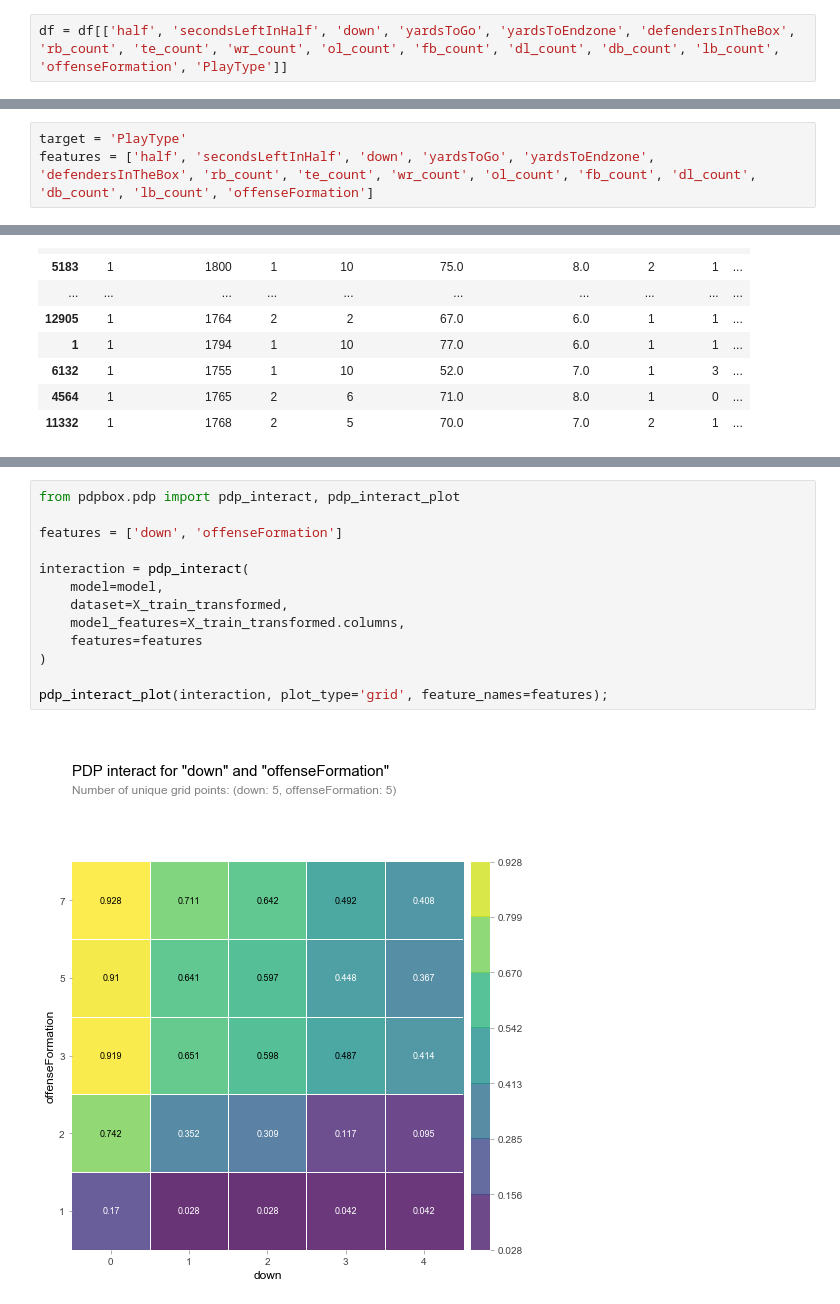
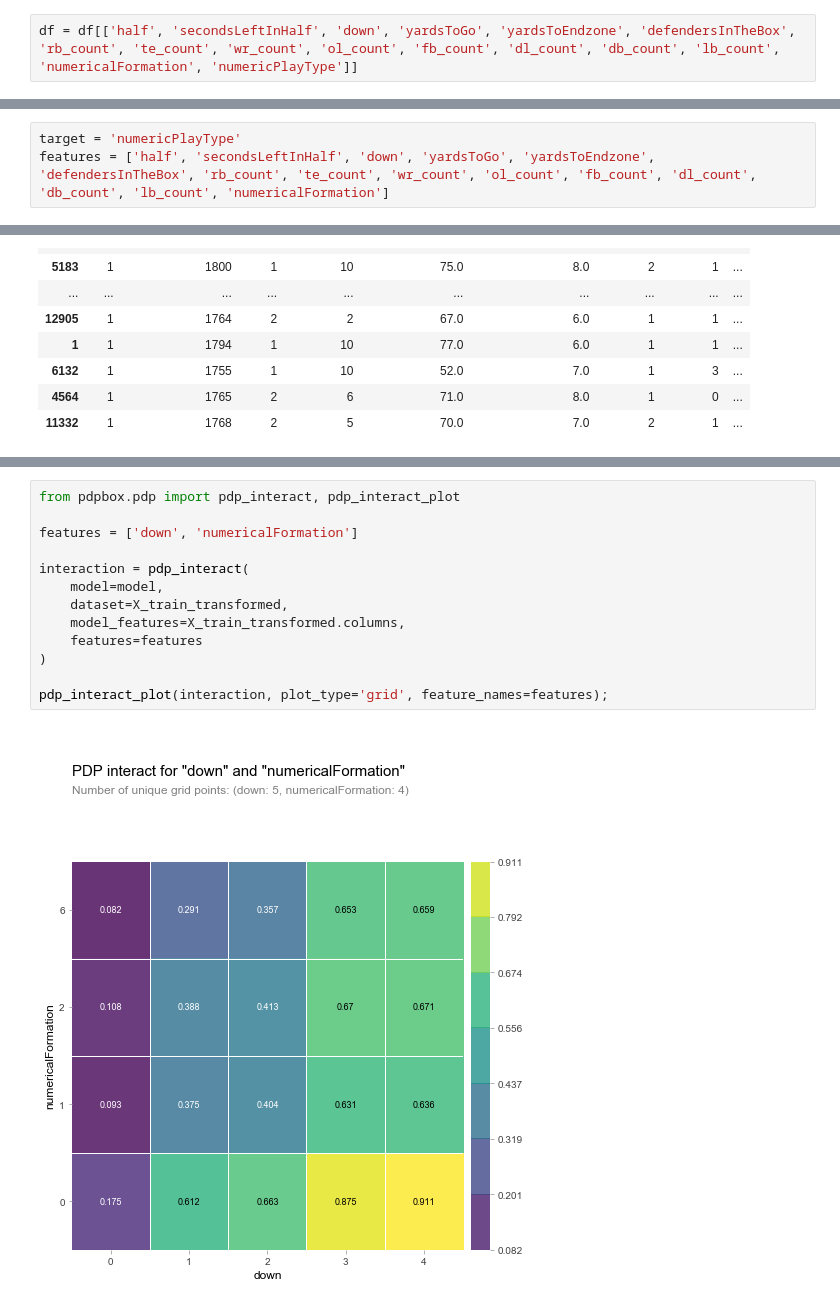
Before and after one commit to daanishrasheed/Unit2_Build_Project, a Jupyter notebook: notebooks/BuildWeekUnit2.ipynb, the cells around one changed output, grey strips where cells are left out. Cells and saved outputs as stored; diff of their text form.

```diff
--- a/notebooks/BuildWeekUnit2.ipynb
+++ b/notebooks/BuildWeekUnit2.ipynb
@@ -382,7 +380,7 @@ df.head()
 # %%
 df['numericPlayType'] = df['PlayType'].map(lambda p: 1 if p == 'Passing' else 0)
 # %%
-df = df[['half', 'secondsLeftInHalf', 'down', 'yardsToGo', 'yardsToEndzone', 'defendersInTheBox', 'rb_count', 'te_count', 'wr_count', 'ol_count', 'fb_count', 'dl_count', 'db_count', 'lb_count', 'offenseFormation', 'PlayType']]
+df = df[['half', 'secondsLeftInHalf', 'down', 'yardsToGo', 'yardsToEndzone', 'defendersInTheBox', 'rb_count', 'te_count', 'wr_count', 'ol_count', 'fb_count', 'dl_count', 'db_count', 'lb_count', 'numericalFormation', 'numericPlayType']]
 # %%
 df.tail(10)
 # %% [output]
@@ -454,8 +469,8 @@ print("Training size is %d, validation size is %d, test size is %d" % (len(train
 # %% [output]
 Training size is 7916, validation size is 2262, test size is 1131
 # %%
-target = 'PlayType'
-features = ['half', 'secondsLeftInHalf', 'down', 'yardsToGo', 'yardsToEndzone', 'defendersInTheBox', 'rb_count', 'te_count', 'wr_count', 'ol_count', 'fb_count', 'dl_count', 'db_count', 'lb_count', 'offenseFormation']
+target = 'numericPlayType'
+features = ['half', 'secondsLeftInHalf', 'down', 'yardsToGo', 'yardsToEndzone', 'defendersInTheBox', 'rb_count', 'te_count', 'wr_count', 'ol_count', 'fb_count', 'dl_count', 'db_count', 'lb_count', 'numericalFormation']
 # %%
 X_train = train[features]
 y_train = train[target]
@@ -702,15 +723,15 @@ plot_confusion_matrix(y_val, y_pred);
 # %%
 from pdpbox.pdp import pdp_interact, pdp_interact_plot
 
-features = ['down', 'offenseFormation']
+features = ['down', 'numericalFormation']
 
 interaction = pdp_interact(
     model=model,
     dataset=X_train_transformed,
     model_features=X_train_transformed.columns,
     features=features
 )
 
 pdp_interact_plot(interaction, plot_type='grid', feature_names=features);
 # %% [output]
-[figure, old version]
+[figure, new version]
```
Also changed, not shown: parts of 20 cells of this notebook, 4 other files.
